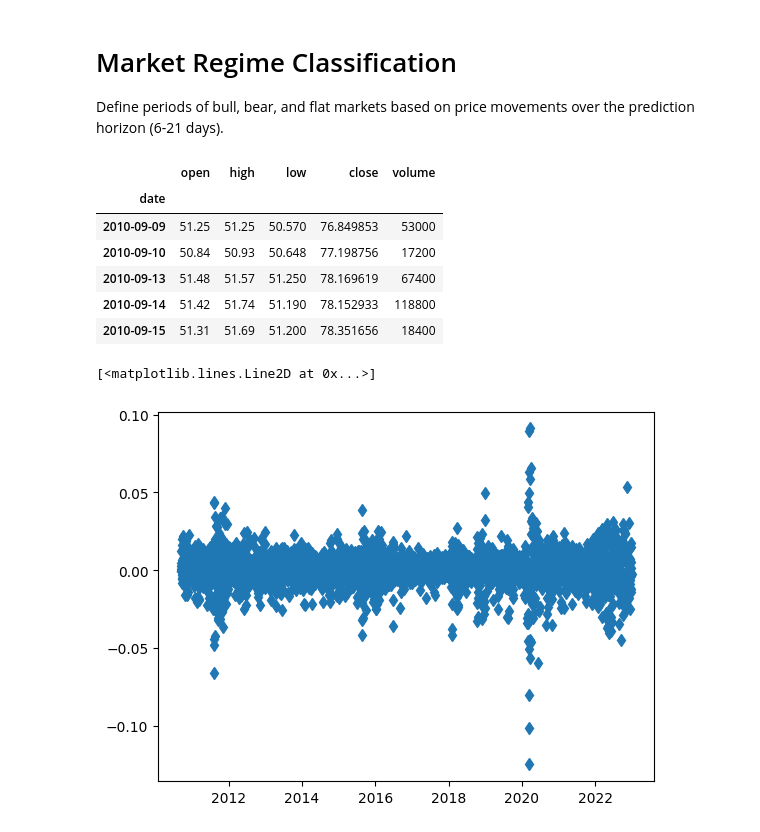
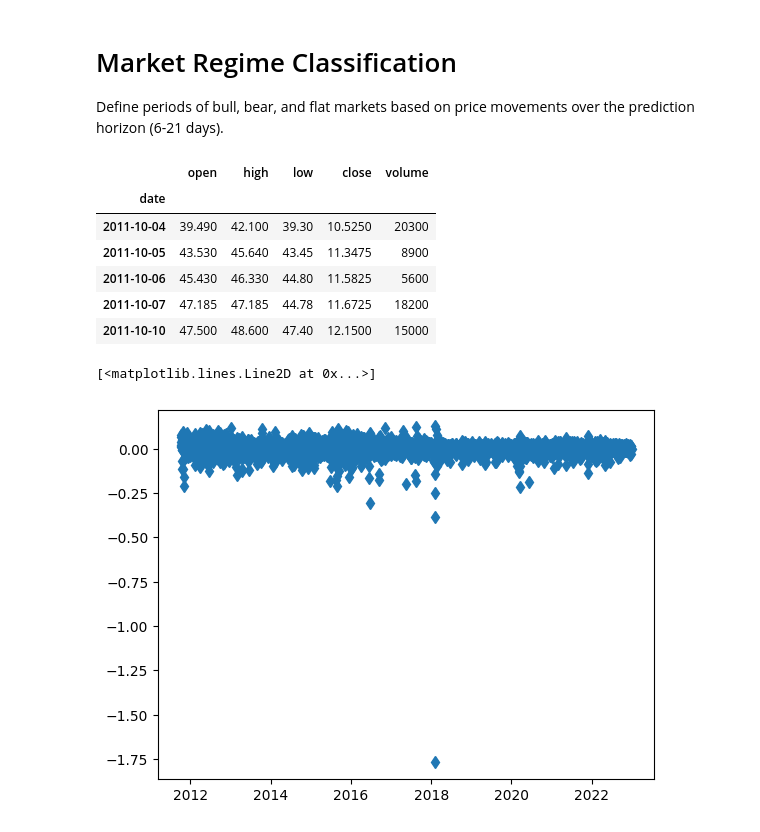
Before and after one commit to kechprog/trends, a Jupyter notebook: main.ipynb, the cells around one changed output. Cells and saved outputs as stored; diff of their text form; code cells hidden in the pictures.

```diff
--- a/main.ipynb
+++ b/main.ipynb
@@ -5,22 +5,22 @@ Define periods of bull, bear, and flat markets based on price movements over the
 # %%
 import pandas as pd
 import numpy as np
 from matplotlib import pyplot as plt
 
-df = pd.read_csv("./data/downloaded/VOO.csv")
+df = pd.read_csv("./data/downloaded/SVXY.csv")
 
 df.rename(columns={"Unnamed: 0": "date"}, inplace=True)
 df.set_index("date", inplace=True)
 df.index = pd.to_datetime(df.index)
 df.head()
 # %% [output]
 |  | open | high | low | close | volume |
 | date |  |  |  |  |  |
-| 2010-09-09 | 51.25 | 51.25 | 50.570 | 76.849853 | 53000 |
-| 2010-09-10 | 50.84 | 50.93 | 50.648 | 77.198756 | 17200 |
-| 2010-09-13 | 51.48 | 51.57 | 51.250 | 78.169619 | 67400 |
-| 2010-09-14 | 51.42 | 51.74 | 51.190 | 78.152933 | 118800 |
-| 2010-09-15 | 51.31 | 51.69 | 51.200 | 78.351656 | 18400 |
+| 2011-10-04 | 39.490 | 42.100 | 39.30 | 10.5250 | 20300 |
+| 2011-10-05 | 43.530 | 45.640 | 43.45 | 11.3475 | 8900 |
+| 2011-10-06 | 45.430 | 46.330 | 44.80 | 11.5825 | 5600 |
+| 2011-10-07 | 47.185 | 47.185 | 44.78 | 11.6725 | 18200 |
+| 2011-10-10 | 47.500 | 48.600 | 47.40 | 12.1500 | 15000 |
 # %%
 import random
 
@@ -35,7 +35,7 @@ y_star = np.log(y.to_numpy()[1:]) - np.log(y.to_numpy()[:-1])
 plt.plot(x[1:], y_star, "d")
 # %% [output]
 [<matplotlib.lines.Line2D at 0x...>]
-[figure, old version]
+[figure, new version]
 # %%
 import numpy as np
 import pandas as pd
```
Also changed, not shown: parts of 1 cell of this notebook, 4 other files.
